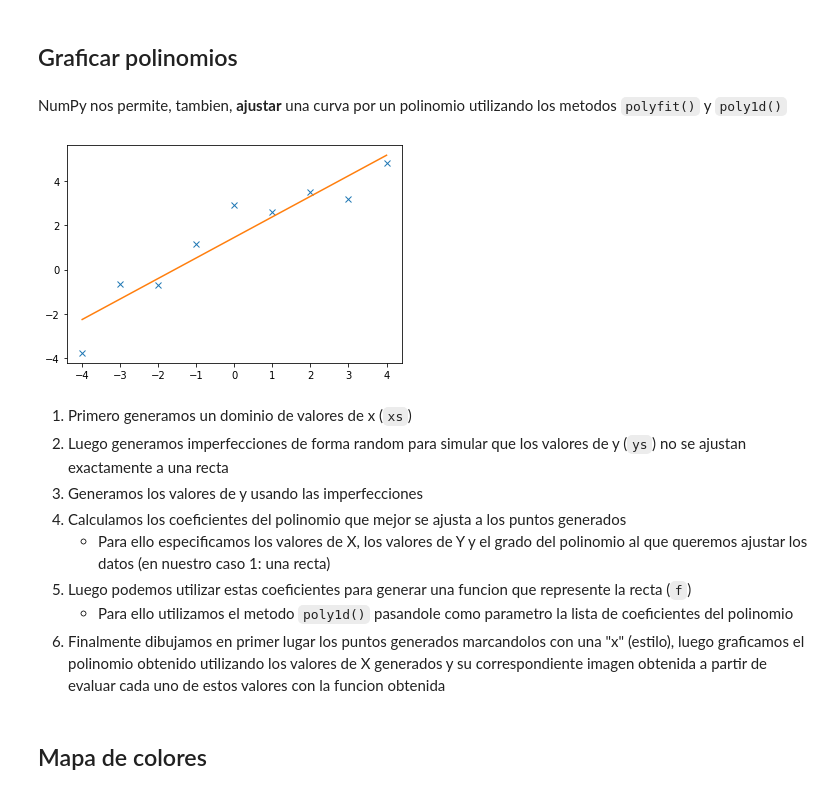
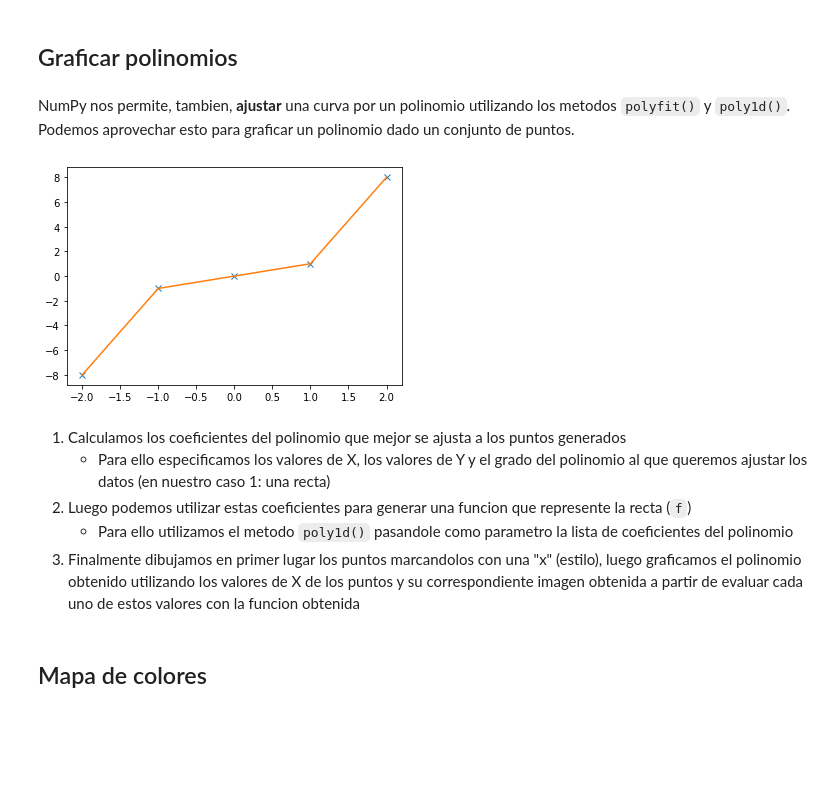
Before and after one commit to CimimUxMaio/CursoML, a Jupyter notebook: unidad-3-matplotlib/resumen.ipynb, the cells around one changed output. Saved outputs shown, nothing was run; the diff lists cells and outputs as text; code cells hidden in the pictures; blank space fills up the shorter version.

Commit message:
Fix graficar polinomios (unidad-3-matplotlib)

```diff
--- a/unidad-3-matplotlib/resumen.ipynb
+++ b/unidad-3-matplotlib/resumen.ipynb
@@ -145,32 +145,34 @@ print(features)
 # %% [markdown]
 ## Graficar polinomios
 # %% [markdown]
-NumPy nos permite, tambien, **ajustar** una curva por un polinomio utilizando los metodos `polyfit()` y `poly1d()`
+NumPy nos permite, tambien, **ajustar** una curva por un polinomio utilizando los metodos `polyfit()` y `poly1d()`. \
+Podemos aprovechar esto para graficar un polinomio dado un conjunto de puntos.
 # %%
-xs = list(range(-4 , 5))
+points = np.array([
+    [-2,-8],
+    [-1,-1],
+    [0,0],
+    [1,1],
+    [2,8],
+])
 
-np.random.seed(7)
-imperfecciones = np.random.rand(1, len(xs)) * 3
+xs = points[:, 0]
+ys = points[:, 1]
 
-ys = [x + imperfecciones[0, i] for i, x in enumerate(xs)]
-
-coeficientes = np.polyfit(xs, ys, 1)
+coeficientes = np.polyfit(xs, ys, 3)
 f = np.poly1d(coeficientes)
 
 plt.plot(xs, ys, 'x')
 plt.plot(xs, f(xs))
 plt.show()
 # %% [output]
-[figure, old version]
+[figure, new version]
 # %% [markdown]
-1. Primero generamos un dominio de valores de x (`xs`)
-2. Luego generamos imperfecciones de forma random para simular que los valores de y (`ys`) no se ajustan exactamente a una recta
-3. Generamos los valores de y usando las imperfecciones
-4. Calculamos los coeficientes del polinomio que mejor se ajusta a los puntos generados
+1. Calculamos los coeficientes del polinomio que mejor se ajusta a los puntos generados
     - Para ello especificamos los valores de X, los valores de Y y el grado del polinomio al que queremos ajustar los datos (en nuestro caso 1: una recta)
-5. Luego podemos utilizar estas coeficientes para generar una funcion que represente la recta (`f`)
+2. Luego podemos utilizar estas coeficientes para generar una funcion que represente la recta (`f`)
     - Para ello utilizamos el metodo `poly1d()` pasandole como parametro la lista de coeficientes del polinomio
-6. Finalmente dibujamos en primer lugar los puntos generados marcandolos con una "x" (estilo), luego graficamos el polinomio obtenido utilizando los valores de X generados y su correspondiente imagen obtenida a partir de evaluar cada uno de estos valores con la funcion obtenida
+3. Finalmente dibujamos en primer lugar los puntos marcandolos con una "x" (estilo), luego graficamos el polinomio obtenido utilizando los valores de X de los puntos y su correspondiente imagen obtenida a partir de evaluar cada uno de estos valores con la funcion obtenida
 # %% [markdown]
 ## Mapa de colores
 # %% [markdown]
```
Also changed, not shown: 1 other file.
